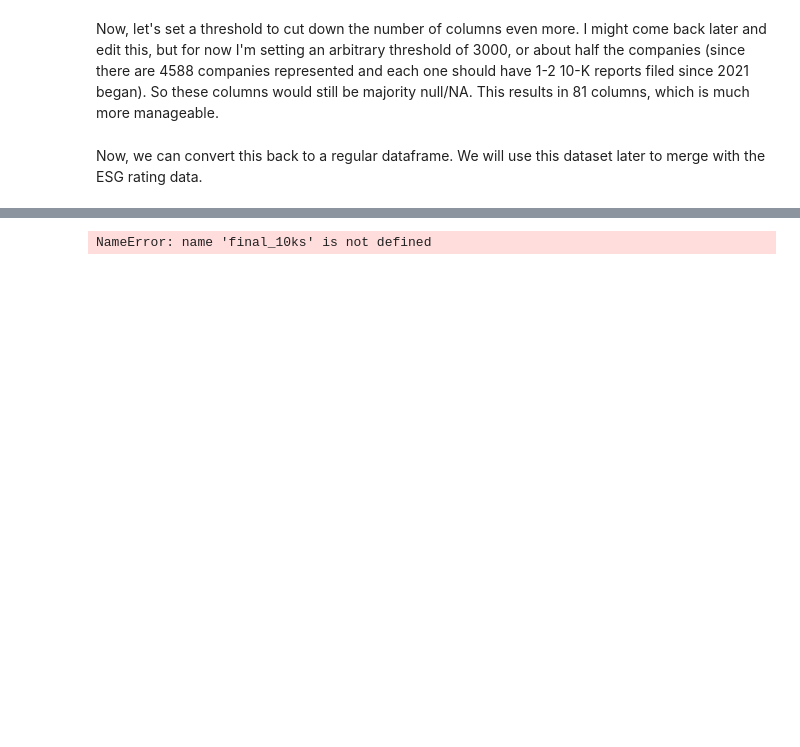
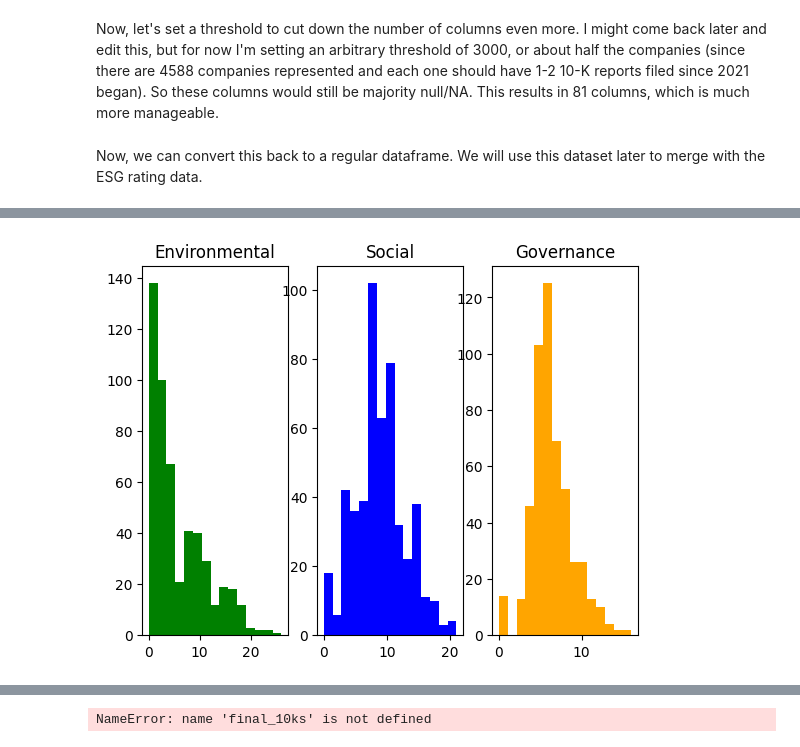
Before and after one commit to pheebini/s-ds491, a Jupyter notebook: SDS_Senior_Project.ipynb, the cells around one changed output, grey strips where cells are left out. Saved outputs shown, nothing was run; the diff lists cells and outputs as text; code cells hidden in the pictures; blank space fills up the shorter version.

```diff
--- a/SDS_Senior_Project.ipynb
+++ b/SDS_Senior_Project.ipynb
@@ -233,0 +358,15 @@ final_10ks = recent_10ks_fewer_na.compute()
+# %%
+fig = plt.figure()
+fig.add_subplot(131)
+plt.title("Environmental")
+plt.hist(merged_kaggle_yahoo["e_score"], bins = 15, color = "green", label = "E") # pretty right skewed, should i
+# transform this???
+fig.add_subplot(132)
+plt.title("Social")
+plt.hist(merged_kaggle_yahoo["s_score"], bins = 15, color = "blue") # looks normal
+fig.add_subplot(133)
+plt.hist(merged_kaggle_yahoo["g_score"], bins = 15, color = "orange") # looks fairly normal i guess
+plt.title("Governance")
+plt.show()
+# %% [output]
+[figure, added]
```
Also changed, not shown: parts of 89 cells of this notebook.
